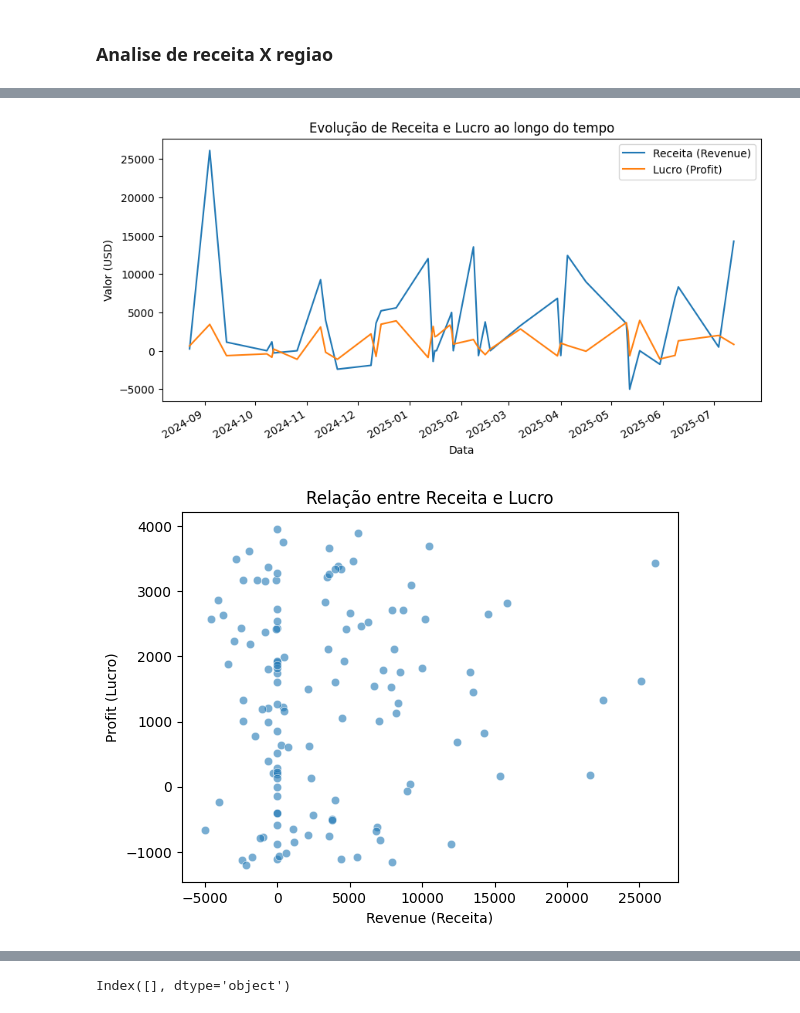
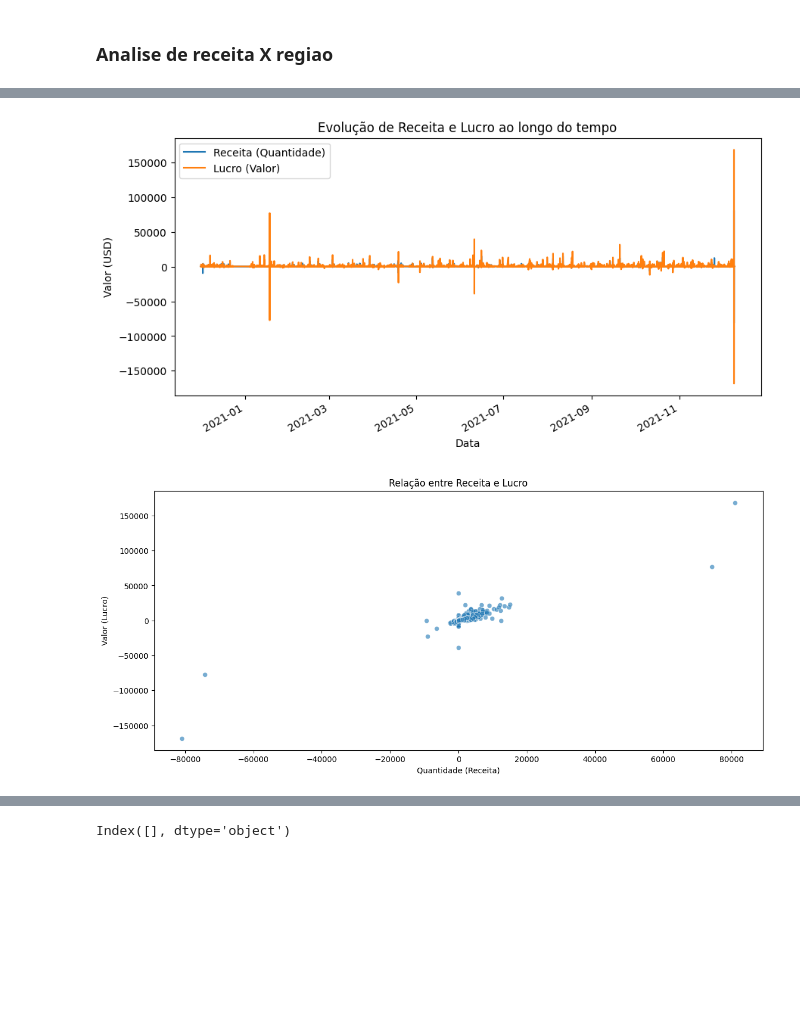
Before and after one commit to Joaovhl031/A3-AnaliseNike2024, a Jupyter notebook: notebooks/Analise1.ipynb, the cells around one changed output, grey strips where cells are left out. Drawn from its saved outputs; the diff is of its cells as text; code cells hidden in the pictures; blank space fills up the shorter version.

```diff
--- a/notebooks/Analise1.ipynb
+++ b/notebooks/Analise1.ipynb
@@ -15,7 +15,7 @@ from sklearn.metrics import mean_squared_error, r2_score
 import warnings
 warnings.filterwarnings('ignore')
 # %%
-df = pd.read_csv("../dados/Nike_Sales_Uncleaned.csv")
+df = pd.read_csv("../dados/vendas-por-fatura.csv")
 df.dropna(inplace=True)
 df.to_excel("dados_limpos.xlsx", index=False)
 # %% [markdown]
@@ -67,6 +59,6 @@ dtype: object
 ### Converter datas (se tiver colunas de data)
 ### Conferir estatísticas gerais
 # %%
-df['Order_Date'] = pd.to_datetime(df['Order_Date'], errors='coerce')
+df['Data da fatura'] = pd.to_datetime(df['Data da fatura'], errors='coerce')
 print(df.describe())
 # %% [output]
@@ -92,3 +74,6 @@ std                              NaN  1501.089526
+# %%
+df['Valor'] = df['Valor'].str.replace('.', '').str.replace(',', '.')
+df['Valor'] = pd.to_numeric(df['Valor'], errors='coerce')
 # %%
 print(df.dtypes)
 # %% [output]
@@ -131,22 +120,25 @@ plt.show()
 # %%
-df['Order_Date'] = pd.to_datetime(df['Order_Date'], errors='coerce')
+df['Data da fatura'] = pd.to_datetime(df['Data da fatura'], errors='coerce')
 
-time_data = df.groupby('Order_Date')[['Revenue', 'Profit']].sum()
+time_data = df.groupby('Data da fatura')[['Quantidade', 'Valor']].sum()
 
 time_data.plot(figsize=(10,5))
 plt.title('Evolução de Receita e Lucro ao longo do tempo')
 plt.xlabel('Data')
 plt.ylabel('Valor (USD)')
-plt.legend(['Receita (Revenue)', 'Lucro (Profit)'])
+plt.legend(['Receita (Quantidade)', 'Lucro (Valor)'])
 plt.show()
 # %% [output]
-[figure, old version]
+[figure, new version]
 # %%
-sns.scatterplot(x='Revenue', y='Profit', data=df, alpha=0.6)
+
+plt.figure(figsize=(14,6))
+sns.scatterplot(x='Quantidade', y='Valor', data=df, alpha=0.6)
+
 plt.title('Relação entre Receita e Lucro')
-plt.xlabel('Revenue (Receita)')
-plt.ylabel('Profit (Lucro)')
+plt.xlabel('Quantidade (Receita)')
+plt.ylabel('Valor (Lucro)')
 plt.show()
 # %% [output]
-[figure, old version]
+[figure, new version]
 # %%
```
Also changed, not shown: parts of 35 cells of this notebook, 5 other files.
